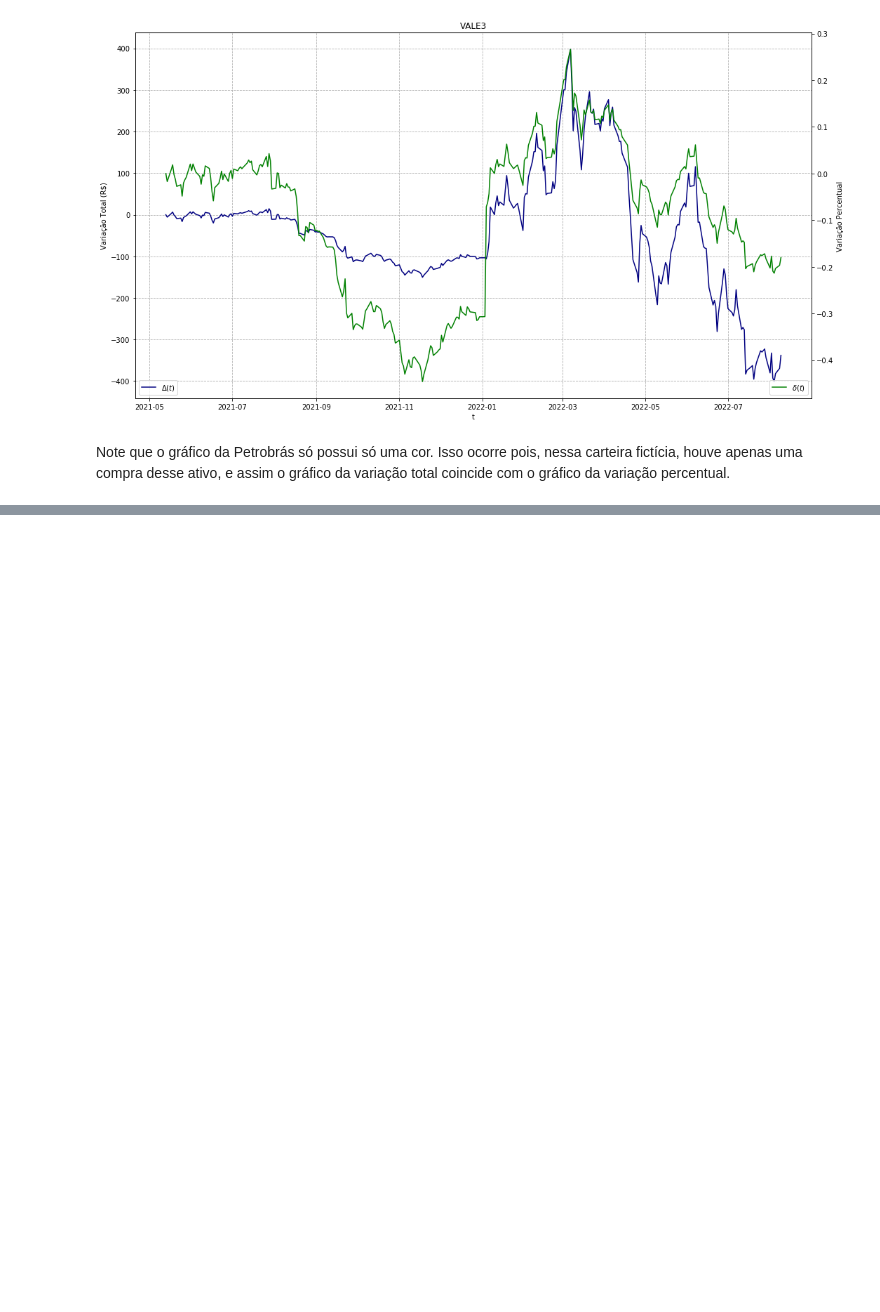
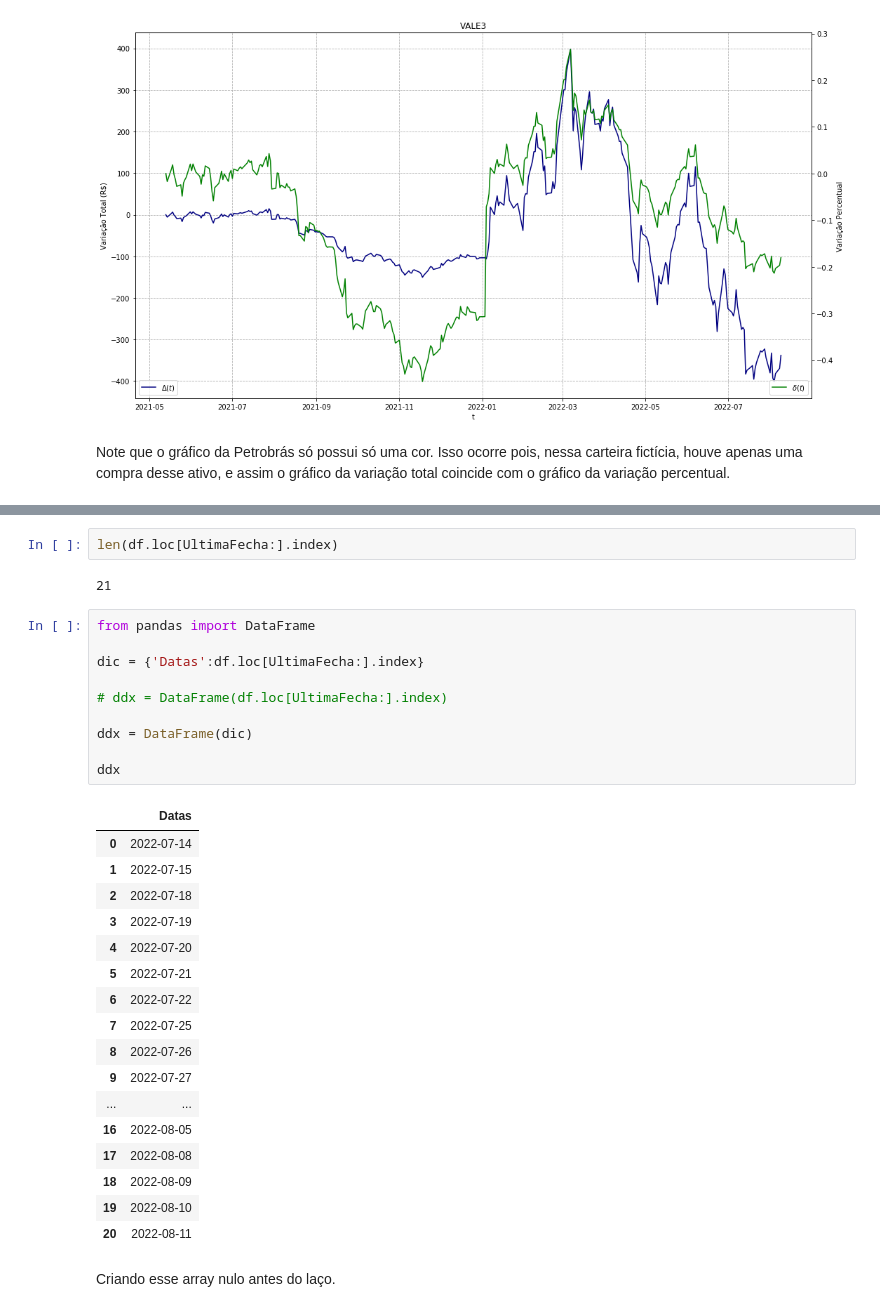
Before and after one commit to gabrielnrt/Testes, a Jupyter notebook: Mercado Financeiro/Códigos/AnaliseCarteira.ipynb, the cells around one changed output, grey strips where cells are left out. Drawn from its saved outputs; the diff is of its cells as text; blank space fills up the shorter version.

```diff
--- a/Mercado Financeiro/Códigos/AnaliseCarteira.ipynb
+++ b/Mercado Financeiro/Códigos/AnaliseCarteira.ipynb
@@ -686,0 +827,34 @@ Note que o gráfico da Petrobrás só possui só uma cor. Isso ocorre pois, ness
+# %%
+len(df.loc[UltimaFecha:].index)
+# %% [output]
+21
+# %%
+from pandas import DataFrame
+
+dic = {'Datas':df.loc[UltimaFecha:].index}
+
+# ddx = DataFrame(df.loc[UltimaFecha:].index)
+
+ddx = DataFrame(dic)
+
+ddx
+# %% [output]
+|  | Datas |
+| 0 | 2022-07-14 |
+| 1 | 2022-07-15 |
+| 2 | 2022-07-18 |
+| 3 | 2022-07-19 |
+| 4 | 2022-07-20 |
+| 5 | 2022-07-21 |
+| 6 | 2022-07-22 |
+| 7 | 2022-07-25 |
+| 8 | 2022-07-26 |
+| 9 | 2022-07-27 |
+| ... | ... |
+| 16 | 2022-08-05 |
+| 17 | 2022-08-08 |
+| 18 | 2022-08-09 |
+| 19 | 2022-08-10 |
+| 20 | 2022-08-11 |
+# %% [markdown]
+Criando esse array nulo antes do laço.
```
Also changed, not shown: parts of 28 cells of this notebook.
